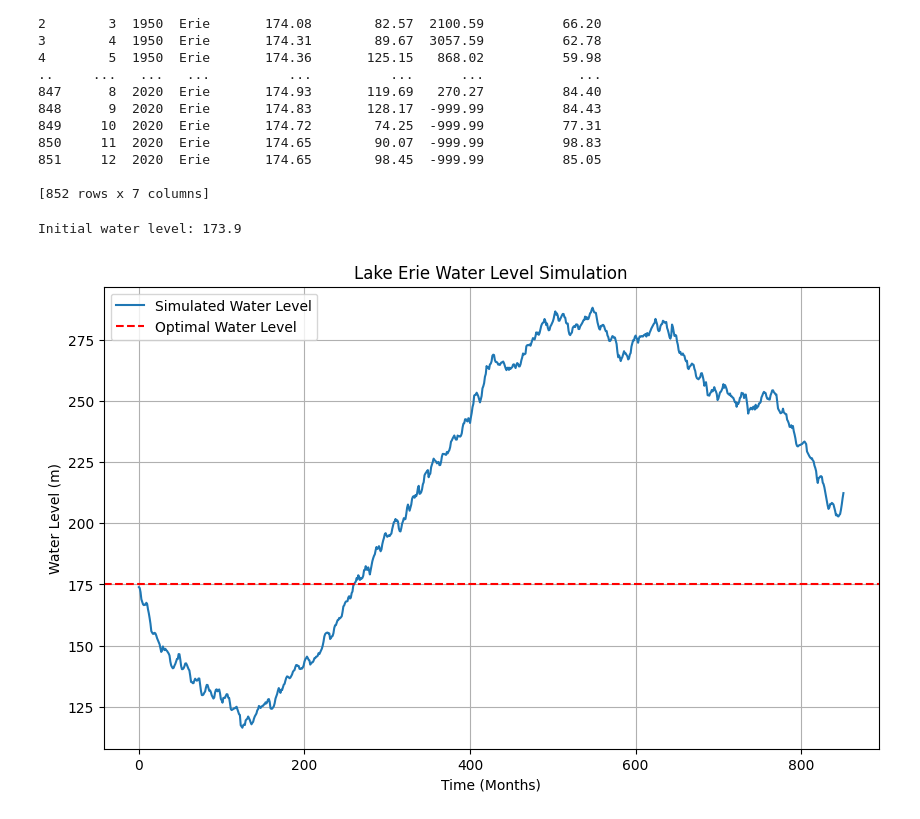
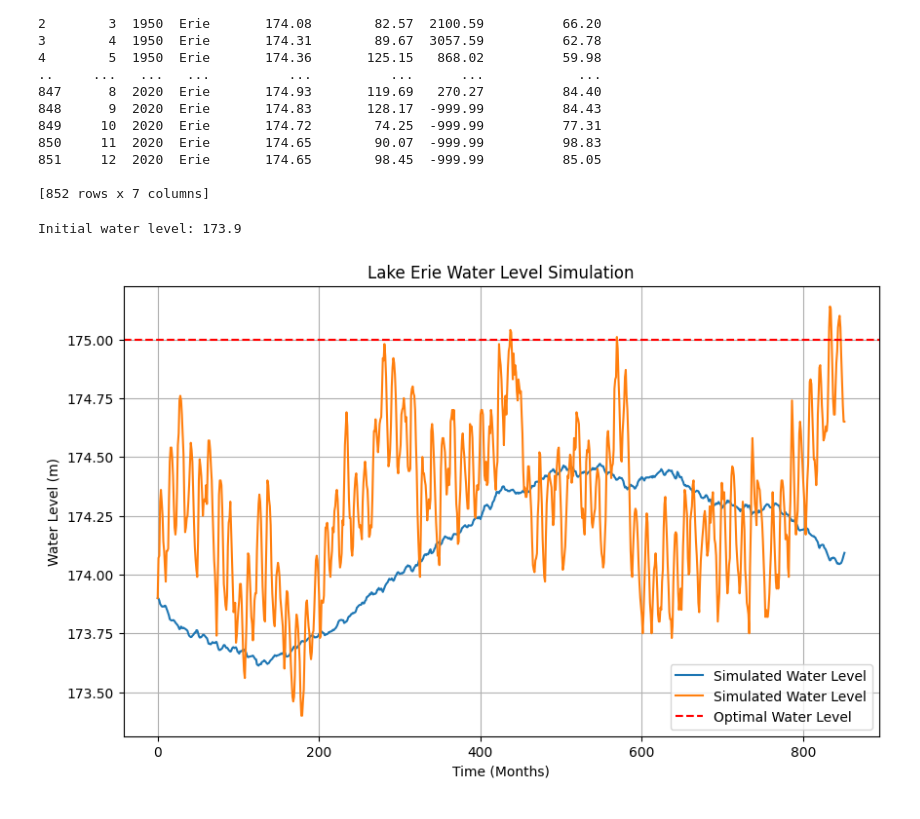
Before and after one commit to EmilioD19/Math-42-Final-Project, a Jupyter notebook: Final Project-Math42 (2).ipynb, the cells around one changed output. Drawn from its saved outputs; the diff is of its cells as text; code cells hidden in the pictures.

```diff
--- a/Final Project-Math42 (2).ipynb
+++ b/Final Project-Math42 (2).ipynb
@@ -262,6 +262,7 @@ def simulate_water_level(lake_df, initial_level, alpha, beta, gamma):
         flow = lake_df.loc[t, "flow"]
         # Compute water level change
         delta_H = (alpha * precipitation) - (beta * evaporation) - (gamma * flow)
+        delta_H = 0.005 * delta_H
         # print(f"t={t}, delta_H={delta_H}, levels[-1]={levels[-1]}")  # Debugging line
         new_level = levels[-1] + delta_H
         levels.append(new_level)
@@ -277,6 +278,7 @@ lake_superior_df["simulated_water_level"] = simulate_water_level(
 # Plot the results
 plt.figure(figsize=(10, 6))
 plt.plot(lake_superior_df["simulated_water_level"], label="Simulated Water Level")
+plt.plot(lake_superior_df["water level"], label="Simulated Water Level")
 plt.axhline(y=183, color='red', linestyle='--', label='Optimal Water Level')
 plt.title("Lake Superior Water Level Simulation")
 plt.xlabel("Time (Months)")
@@ -331,6 +333,7 @@ def simulate_water_level(lake_df, initial_level, alpha, beta, gamma):
         flow = lake_df.loc[t, "flow"]
         # Compute water level change
         delta_H = (alpha * precipitation) - (beta * evaporation) - (gamma * flow)
+        delta_H = 0.005 * delta_H
         # print(f"t={t}, delta_H={delta_H}, levels[-1]={levels[-1]}")  # Debugging line
         new_level = levels[-1] + delta_H
         levels.append(new_level)
@@ -346,6 +349,7 @@ lake_ontario_df["simulated_water_level"] = simulate_water_level(
 # Plot the results
 plt.figure(figsize=(10, 6))
 plt.plot(lake_ontario_df["simulated_water_level"], label="Simulated Water Level")
+plt.plot(lake_ontario_df["water level"], label="Simulated Water Level")
 plt.axhline(y=75, color='red', linestyle='--', label='Optimal Water Level')
 plt.title("Lake Ontario Water Level Simulation")
 plt.xlabel("Time (Months)")
@@ -394,6 +398,7 @@ def simulate_water_level(lake_df, initial_level, alpha, beta, gamma):
         flow = lake_df.loc[t, "flow"]
         # Compute water level change
         delta_H = (alpha * precipitation) - (beta * evaporation) - (gamma * flow)
+        delta_H = 0.005 * delta_H
         # print(f"t={t}, delta_H={delta_H}, levels[-1]={levels[-1]}")  # Debugging line
         new_level = levels[-1] + delta_H
         levels.append(new_level)
@@ -409,6 +414,7 @@ lake_mich_hur_df["simulated_water_level"] = simulate_water_level(
 # Plot the results
 plt.figure(figsize=(10, 6))
 plt.plot(lake_mich_hur_df["simulated_water_level"], label="Simulated Water Level")
+plt.plot(lake_mich_hur_df["water level"], label="Simulated Water Level")
 plt.axhline(y=176, color='red', linestyle='--', label='Optimal Water Level')
 plt.title("Lake Michigan-Huron Water Level Simulation")
 plt.xlabel("Time (Months)")
@@ -447,31 +453,33 @@ def simulate_water_level(lake_df, initial_level, alpha, beta, gamma):
     for t in range(1, len(lake_df)):
         precipitation = lake_df.loc[t, "precipitation"]
         evaporation = lake_df.loc[t, "evaporation"]
         flow = lake_df.loc[t, "flow"]
         # Compute water level change
         delta_H = (alpha * precipitation) - (beta * evaporation) - (gamma * flow)
+        delta_H = 0.005 * delta_H
         # print(f"t={t}, delta_H={delta_H}, levels[-1]={levels[-1]}")  # Debugging line
         new_level = levels[-1] + delta_H
         levels.append(new_level)
     return levels
 
 # Example: Simulate for Lake Superior
 initial_water_level = lake_erie_df["water level"].iloc[0]
 print("Initial water level:", initial_water_level)  # Debugging line
 lake_erie_df["simulated_water_level"] = simulate_water_level(
     lake_erie_df, initial_water_level, alpha=0.0256, beta=0.0122, gamma=0.00112
 )
 
 # Plot the results
 plt.figure(figsize=(10, 6))
 plt.plot(lake_erie_df["simulated_water_level"], label="Simulated Water Level")
+plt.plot(lake_erie_df["water level"], label="Simulated Water Level")
 plt.axhline(y=175, color='red', linestyle='--', label='Optimal Water Level')
 plt.title("Lake Erie Water Level Simulation")
 plt.xlabel("Time (Months)")
 plt.ylabel("Water Level (m)")
 plt.legend()
 plt.grid()
 plt.show()
 # %% [output]
 Initial water level: 173.9
-[figure, old version]
+[figure, new version]
```
Also changed, not shown: parts of 4 cells of this notebook.
